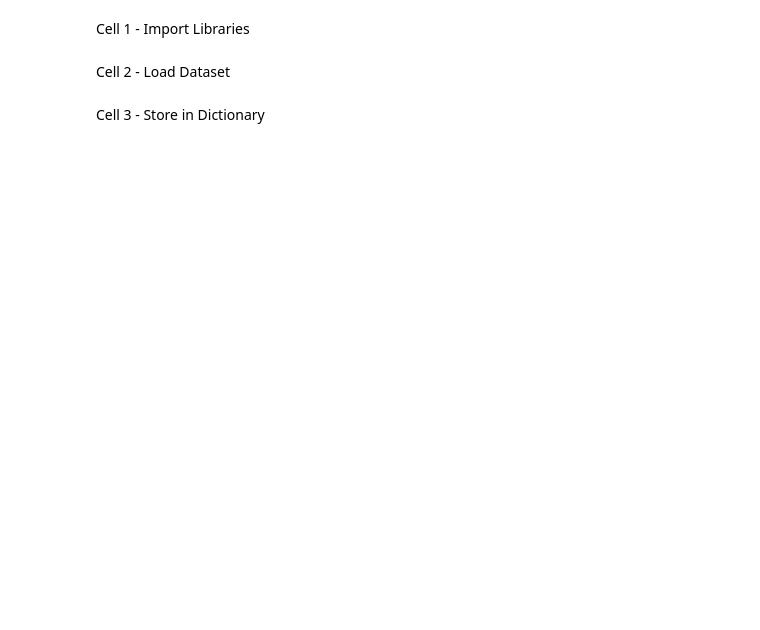
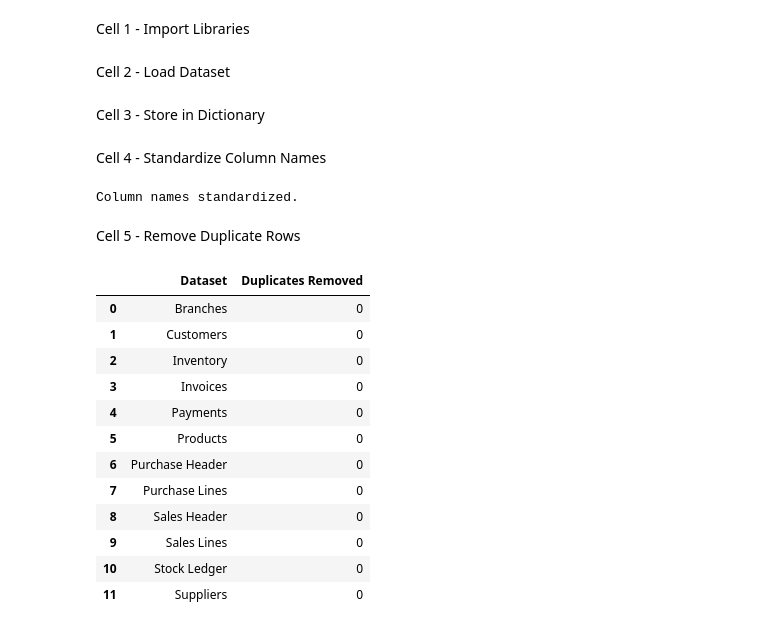
Before and after one commit to Riya-1923/Heavy-Supplier-Warehouse-Analytics, a Jupyter notebook: notebooks/Week2_Data_Cleaning.ipynb, the cells around one changed output. Cells and saved outputs as stored; diff of their text form; code cells hidden in the pictures; blank space fills up the shorter version.

```diff
--- a/notebooks/Week2_Data_Cleaning.ipynb
+++ b/notebooks/Week2_Data_Cleaning.ipynb
@@ -38,3 +38,51 @@ datasets = {
     "Stock Ledger": stock,
     "Suppliers": suppliers
 }
+# %% [markdown]
+Cell 4 - Standardize Column Names
+# %%
+for name, df in datasets.items():
+
+    df.columns = (
+        df.columns
+        .str.strip()
+        .str.lower()
+        .str.replace(" ", "_")
+    )
+
+print("Column names standardized.")
+# %% [output]
+Column names standardized.
+# %% [markdown]
+Cell 5 - Remove Duplicate Rows
+# %%
+duplicate_summary = []
+
+for name, df in datasets.items():
+
+    before = len(df)
+
+    df.drop_duplicates(inplace=True)
+
+    after = len(df)
+
+    duplicate_summary.append({
+        "Dataset": name,
+        "Duplicates Removed": before - after
+    })
+
+pd.DataFrame(duplicate_summary)
+# %% [output]
+|  | Dataset | Duplicates Removed |
+| 0 | Branches | 0 |
+| 1 | Customers | 0 |
+| 2 | Inventory | 0 |
+| 3 | Invoices | 0 |
+| 4 | Payments | 0 |
+| 5 | Products | 0 |
+| 6 | Purchase Header | 0 |
+| 7 | Purchase Lines | 0 |
+| 8 | Sales Header | 0 |
+| 9 | Sales Lines | 0 |
+| 10 | Stock Ledger | 0 |
+| 11 | Suppliers | 0 |
```
Also changed, not shown: parts of 20 cells of this notebook, 12 other files.
